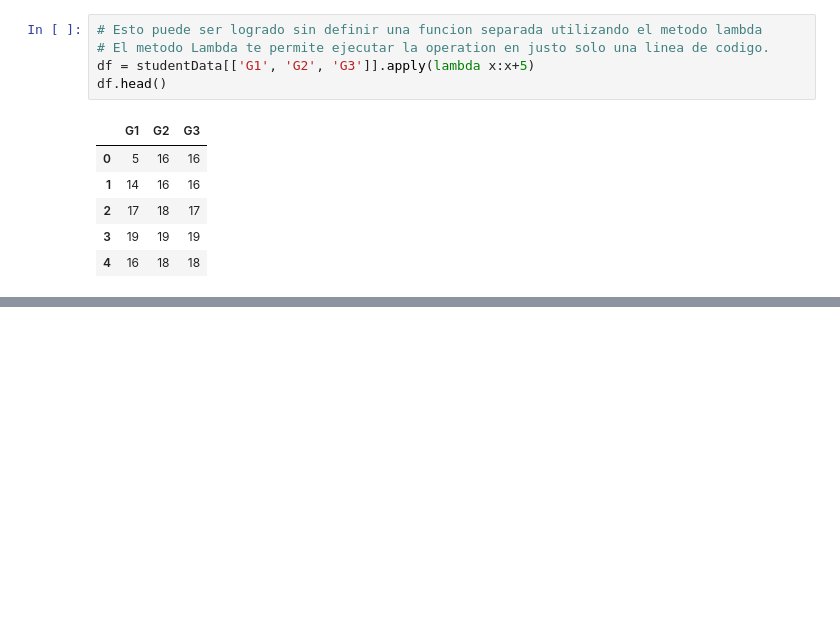
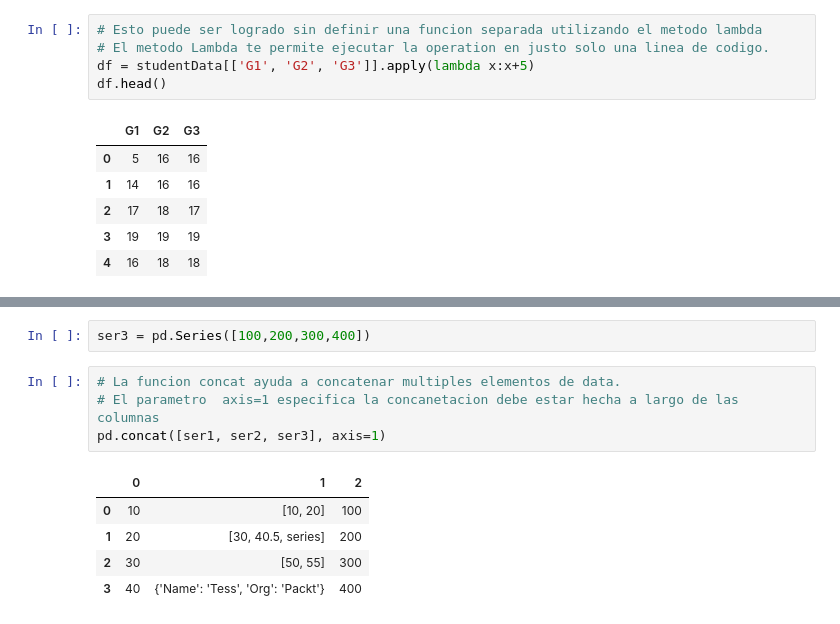
Before and after one commit to secarvallo/PANDAS, a Jupyter notebook: Activity1.01/01_Activity.ipynb, the cells around one changed output, grey strips where cells are left out. Drawn from its saved outputs; the diff is of its cells as text; blank space fills up the shorter version.

```diff
--- a/Activity1.01/01_Activity.ipynb
+++ b/Activity1.01/01_Activity.ipynb
@@ -349,0 +360,12 @@ df.head()
+# %%
+ser3 = pd.Series([100,200,300,400])
+# %%
+# La funcion concat ayuda a concatenar multiples elementos de data.
+# El parametro  axis=1 especifica la concanetacion debe estar hecha a largo de las columnas
+pd.concat([ser1, ser2, ser3], axis=1)
+# %% [output]
+|  | 0 | 1 | 2 |
+| 0 | 10 | [10, 20] | 100 |
+| 1 | 20 | [30, 40.5, series] | 200 |
+| 2 | 30 | [50, 55] | 300 |
+| 3 | 40 | {'Name': 'Tess', 'Org': 'Packt'} | 400 |
```
Also changed, not shown: parts of 9 cells of this notebook, 1 other file.
